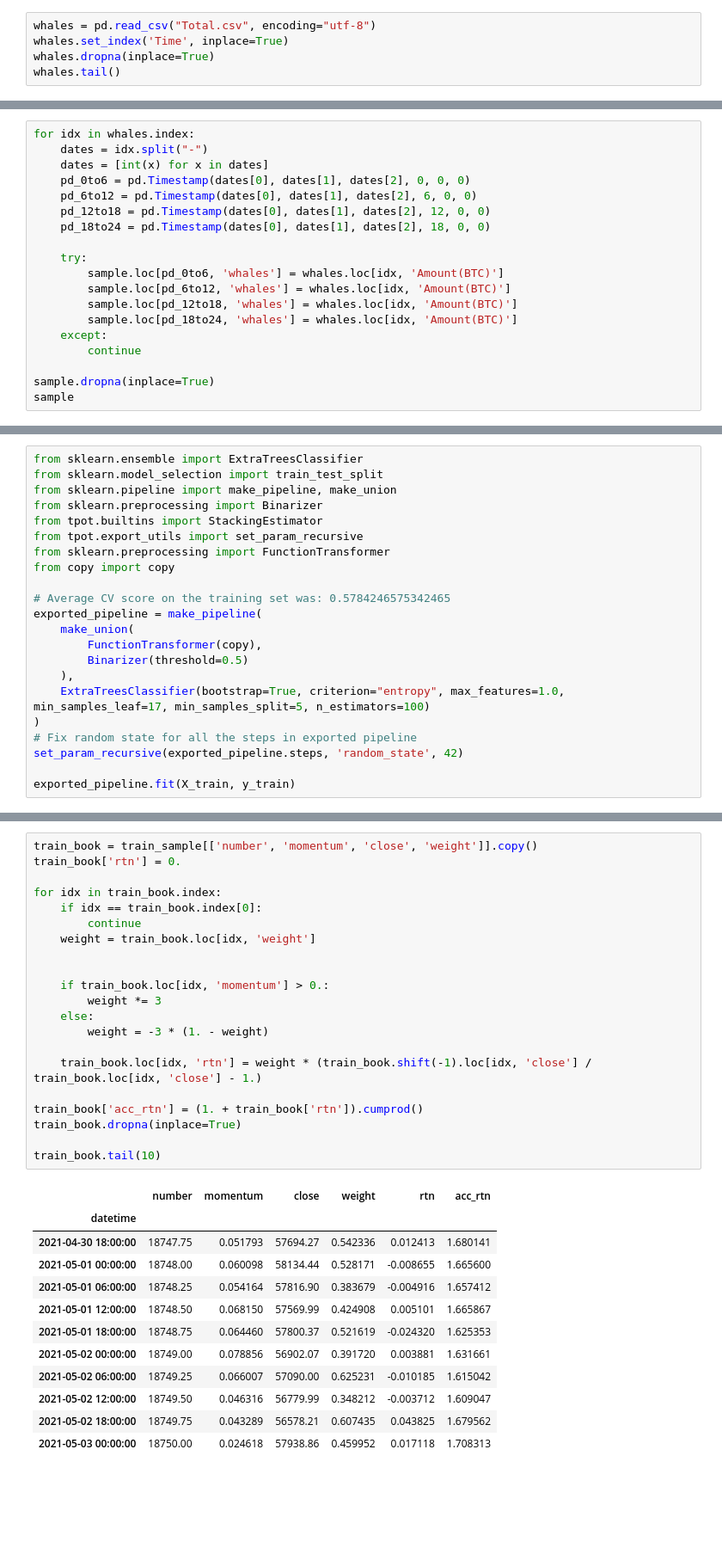
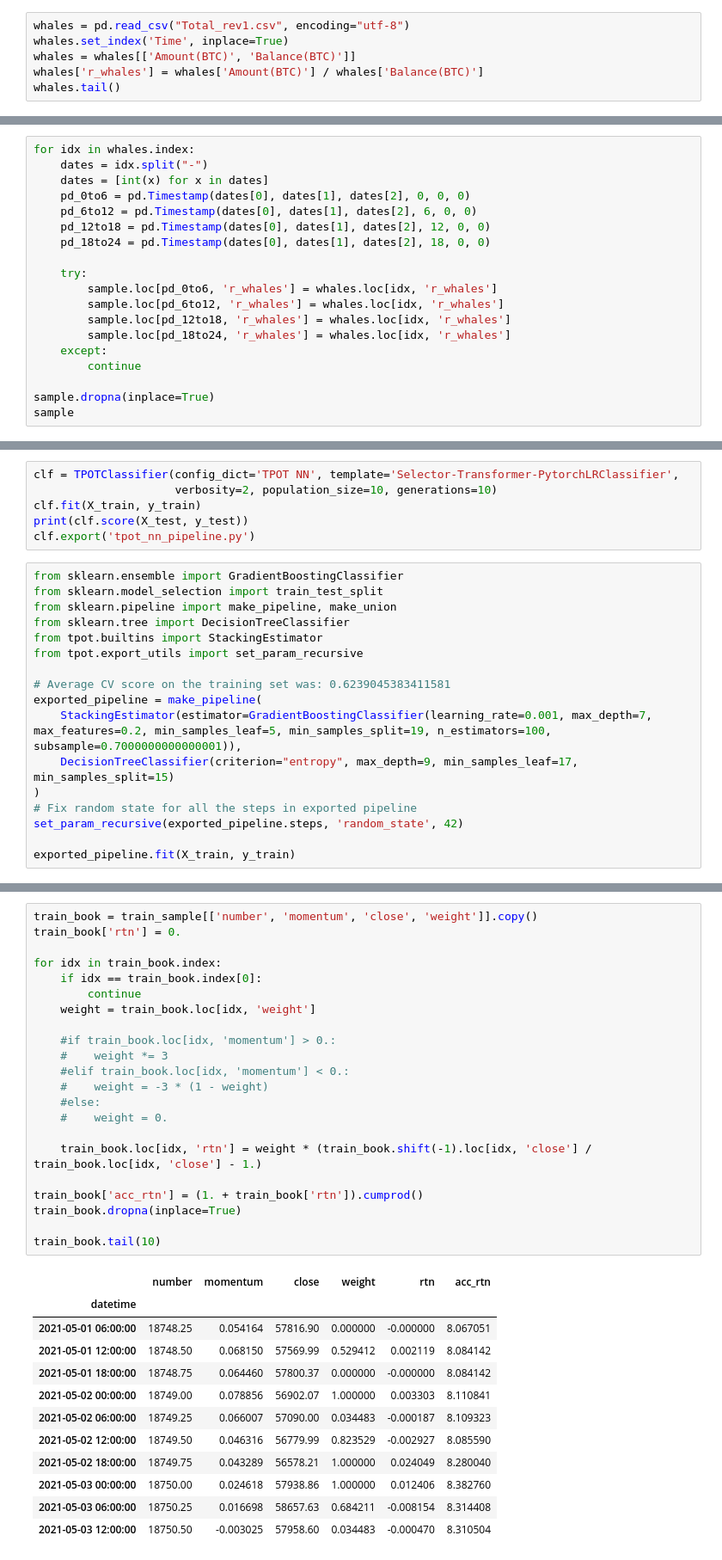
Before and after one commit to choij1589/YoungCha, a Jupyter notebook: clf_trading.ipynb, the cells around one changed output, grey strips where cells are left out. Shown at 86% size. Saved outputs shown, nothing was run; the diff lists cells and outputs as text; blank space fills up the shorter version.

```diff
--- a/clf_trading.ipynb
+++ b/clf_trading.ipynb
@@ -50,8 +50,9 @@ tweets.tail()
 | 2021-05-28 | 1061 | 1324 | 1470 | 1334 |
 | 2021-05-29 | 882 | 1203 | 1388 | 1036 |
 # %%
-whales = pd.read_csv("Total.csv", encoding="utf-8")
+whales = pd.read_csv("Total_rev1.csv", encoding="utf-8")
 whales.set_index('Time', inplace=True)
-whales.dropna(inplace=True)
+whales = whales[['Amount(BTC)', 'Balance(BTC)']]
+whales['r_whales'] = whales['Amount(BTC)'] / whales['Balance(BTC)']
 whales.tail()
 # %% [output]
@@ -72,10 +73,10 @@ for idx in whales.index:
     pd_18to24 = pd.Timestamp(dates[0], dates[1], dates[2], 18, 0, 0)
 
     try:
-        sample.loc[pd_0to6, 'whales'] = whales.loc[idx, 'Amount(BTC)']
-        sample.loc[pd_6to12, 'whales'] = whales.loc[idx, 'Amount(BTC)']
-        sample.loc[pd_12to18, 'whales'] = whales.loc[idx, 'Amount(BTC)']
-        sample.loc[pd_18to24, 'whales'] = whales.loc[idx, 'Amount(BTC)']
+        sample.loc[pd_0to6, 'r_whales'] = whales.loc[idx, 'r_whales']
+        sample.loc[pd_6to12, 'r_whales'] = whales.loc[idx, 'r_whales']
+        sample.loc[pd_12to18, 'r_whales'] = whales.loc[idx, 'r_whales']
+        sample.loc[pd_18to24, 'r_whales'] = whales.loc[idx, 'r_whales']
     except:
         continue
 
@@ -191,20 +192,21 @@ Best pipeline: ExtraTreesClassifier(CombineDFs(input_matrix, Binarizer(input_mat
+# %%
+clf = TPOTClassifier(config_dict='TPOT NN', template='Selector-Transformer-PytorchLRClassifier',
+                     verbosity=2, population_size=10, generations=10)
+clf.fit(X_train, y_train)
+print(clf.score(X_test, y_test))
+clf.export('tpot_nn_pipeline.py')
 # %%
-from sklearn.ensemble import ExtraTreesClassifier
+from sklearn.ensemble import GradientBoostingClassifier
 from sklearn.model_selection import train_test_split
 from sklearn.pipeline import make_pipeline, make_union
-from sklearn.preprocessing import Binarizer
+from sklearn.tree import DecisionTreeClassifier
 from tpot.builtins import StackingEstimator
 from tpot.export_utils import set_param_recursive
-from sklearn.preprocessing import FunctionTransformer
-from copy import copy
 
-# Average CV score on the training set was: 0.5784246575342465
+# Average CV score on the training set was: 0.6239045383411581
 exported_pipeline = make_pipeline(
-    make_union(
-        FunctionTransformer(copy),
-        Binarizer(threshold=0.5)
-    ),
-    ExtraTreesClassifier(bootstrap=True, criterion="entropy", max_features=1.0, min_samples_leaf=17, min_samples_split=5, n_estimators=100)
+    StackingEstimator(estimator=GradientBoostingClassifier(learning_rate=0.001, max_depth=7, max_features=0.2, min_samples_leaf=5, min_samples_split=19, n_estimators=100, subsample=0.7000000000000001)),
+    DecisionTreeClassifier(criterion="entropy", max_depth=9, min_samples_leaf=17, min_samples_split=15)
 )
 # Fix random state for all the steps in exported pipeline
 set_param_recursive(exported_pipeline.steps, 'random_state', 42)
@@ -246,37 +252,38 @@ for i, idx in enumerate(test_sample.index):
 # %%
 train_book = train_sample[['number', 'momentum', 'close', 'weight']].copy()
 train_book['rtn'] = 0.
 
 for idx in train_book.index:
     if idx == train_book.index[0]:
         continue
     weight = train_book.loc[idx, 'weight']
 
-
-    if train_book.loc[idx, 'momentum'] > 0.:
-        weight *= 3
-    else:
-        weight = -3 * (1. - weight)
+    #if train_book.loc[idx, 'momentum'] > 0.:
+    #    weight *= 3
+    #elif train_book.loc[idx, 'momentum'] < 0.:
+    #    weight = -3 * (1 - weight)
+    #else:
+    #    weight = 0.
 
     train_book.loc[idx, 'rtn'] = weight * (train_book.shift(-1).loc[idx, 'close'] / train_book.loc[idx, 'close'] - 1.)
 
 train_book['acc_rtn'] = (1. + train_book['rtn']).cumprod()
 train_book.dropna(inplace=True)
 
 train_book.tail(10)
 # %% [output]
 |  | number | momentum | close | weight | rtn | acc_rtn |
 | datetime |  |  |  |  |  |  |
-| 2021-04-30 18:00:00 | 18747.75 | 0.051793 | 57694.27 | 0.542336 | 0.012413 | 1.680141 |
-| 2021-05-01 00:00:00 | 18748.00 | 0.060098 | 58134.44 | 0.528171 | -0.008655 | 1.665600 |
-| 2021-05-01 06:00:00 | 18748.25 | 0.054164 | 57816.90 | 0.383679 | -0.004916 | 1.657412 |
-| 2021-05-01 12:00:00 | 18748.50 | 0.068150 | 57569.99 | 0.424908 | 0.005101 | 1.665867 |
-| 2021-05-01 18:00:00 | 18748.75 | 0.064460 | 57800.37 | 0.521619 | -0.024320 | 1.625353 |
-| 2021-05-02 00:00:00 | 18749.00 | 0.078856 | 56902.07 | 0.391720 | 0.003881 | 1.631661 |
-| 2021-05-02 06:00:00 | 18749.25 | 0.066007 | 57090.00 | 0.625231 | -0.010185 | 1.615042 |
-| 2021-05-02 12:00:00 | 18749.50 | 0.046316 | 56779.99 | 0.348212 | -0.003712 | 1.609047 |
-| 2021-05-02 18:00:00 | 18749.75 | 0.043289 | 56578.21 | 0.607435 | 0.043825 | 1.679562 |
-| 2021-05-03 00:00:00 | 18750.00 | 0.024618 | 57938.86 | 0.459952 | 0.017118 | 1.708313 |
+| 2021-05-01 06:00:00 | 18748.25 | 0.054164 | 57816.90 | 0.000000 | -0.000000 | 8.067051 |
+| 2021-05-01 12:00:00 | 18748.50 | 0.068150 | 57569.99 | 0.529412 | 0.002119 | 8.084142 |
+| 2021-05-01 18:00:00 | 18748.75 | 0.064460 | 57800.37 | 0.000000 | -0.000000 | 8.084142 |
+| 2021-05-02 00:00:00 | 18749.00 | 0.078856 | 56902.07 | 1.000000 | 0.003303 | 8.110841 |
+| 2021-05-02 06:00:00 | 18749.25 | 0.066007 | 57090.00 | 0.034483 | -0.000187 | 8.109323 |
+| 2021-05-02 12:00:00 | 18749.50 | 0.046316 | 56779.99 | 0.823529 | -0.002927 | 8.085590 |
+| 2021-05-02 18:00:00 | 18749.75 | 0.043289 | 56578.21 | 1.000000 | 0.024049 | 8.280040 |
+| 2021-05-03 00:00:00 | 18750.00 | 0.024618 | 57938.86 | 1.000000 | 0.012406 | 8.382760 |
+| 2021-05-03 06:00:00 | 18750.25 | 0.016698 | 58657.63 | 0.684211 | -0.008154 | 8.314408 |
+| 2021-05-03 12:00:00 | 18750.50 | -0.003025 | 57958.60 | 0.034483 | -0.000470 | 8.310504 |
 # %%
 test_book = test_sample[['number', 'momentum', 'close', 'weight']].copy()
 test_book['rtn'] = 0.
```
Also changed, not shown: parts of 11 cells of this notebook, 4 other files.
